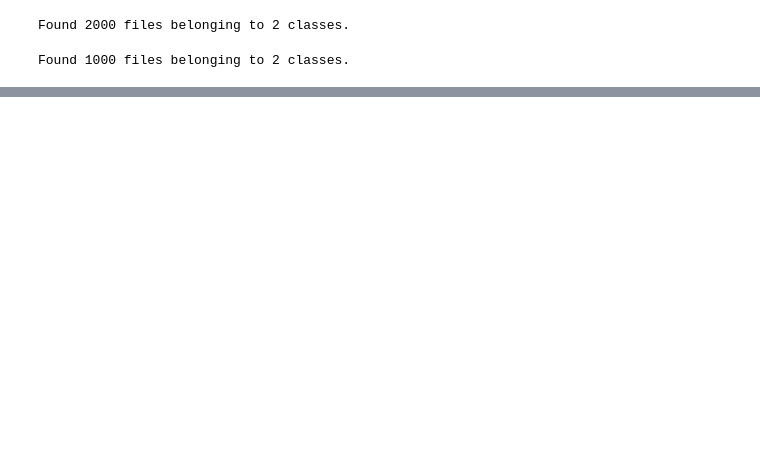
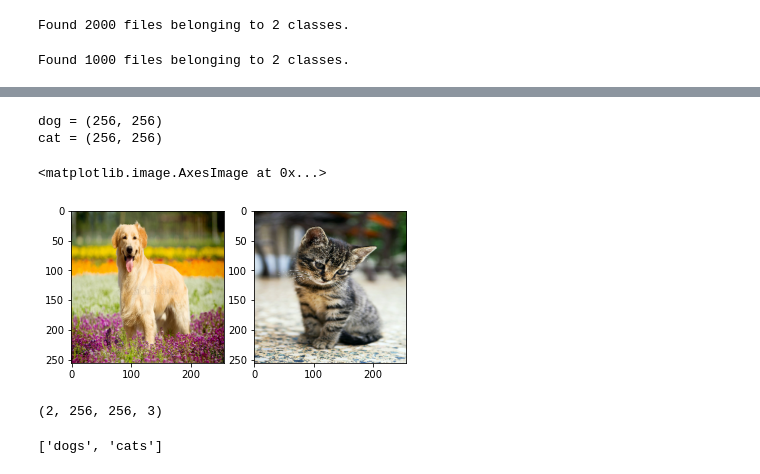
Before and after one commit to RehanAli21/Tensorflow-projects, a Jupyter notebook: 3rd Project (cats vs dogs).ipynb, the cells around one changed output, grey strips where cells are left out. Drawn from its saved outputs; the diff is of its cells as text; code cells hidden in the pictures; blank space fills up the shorter version.

```diff
--- a/3rd Project (cats vs dogs).ipynb
+++ b/3rd Project (cats vs dogs).ipynb
@@ -88,0 +137,22 @@ _________________________________________________________________
+# %%
+dogimg = keras.preprocessing.image.load_img(path='test_pics/dog.jpg', target_size=(256, 256, 3))
+catimg = keras.preprocessing.image.load_img(path='test_pics/cat.jpeg', target_size=(256, 256, 3))
+
+print('dog =', dogimg.size)
+
+print('cat =', catimg.size)
+
+ax = plt.subplot(1, 2, 1)
+plt.imshow(dogimg)
+ax = plt.subplot(1, 2, 2)
+plt.imshow(catimg)
+# %% [output]
+dog = (256, 256)
+cat = (256, 256)
+<matplotlib.image.AxesImage at 0x...>
+[figure, added]
+# %%
+imgs = np.array([np.asarray(dogimg, dtype='uint8'), np.asarray(catimg, dtype='uint8')])
+print(imgs.shape)
+# %% [output]
+(2, 256, 256, 3)
@@ -88,0 +161,4 @@ _________________________________________________________________
+# %%
+pred
+# %% [output]
+['dogs', 'cats']
```
Also changed, not shown: parts of 9 cells of this notebook, 3 other files.
